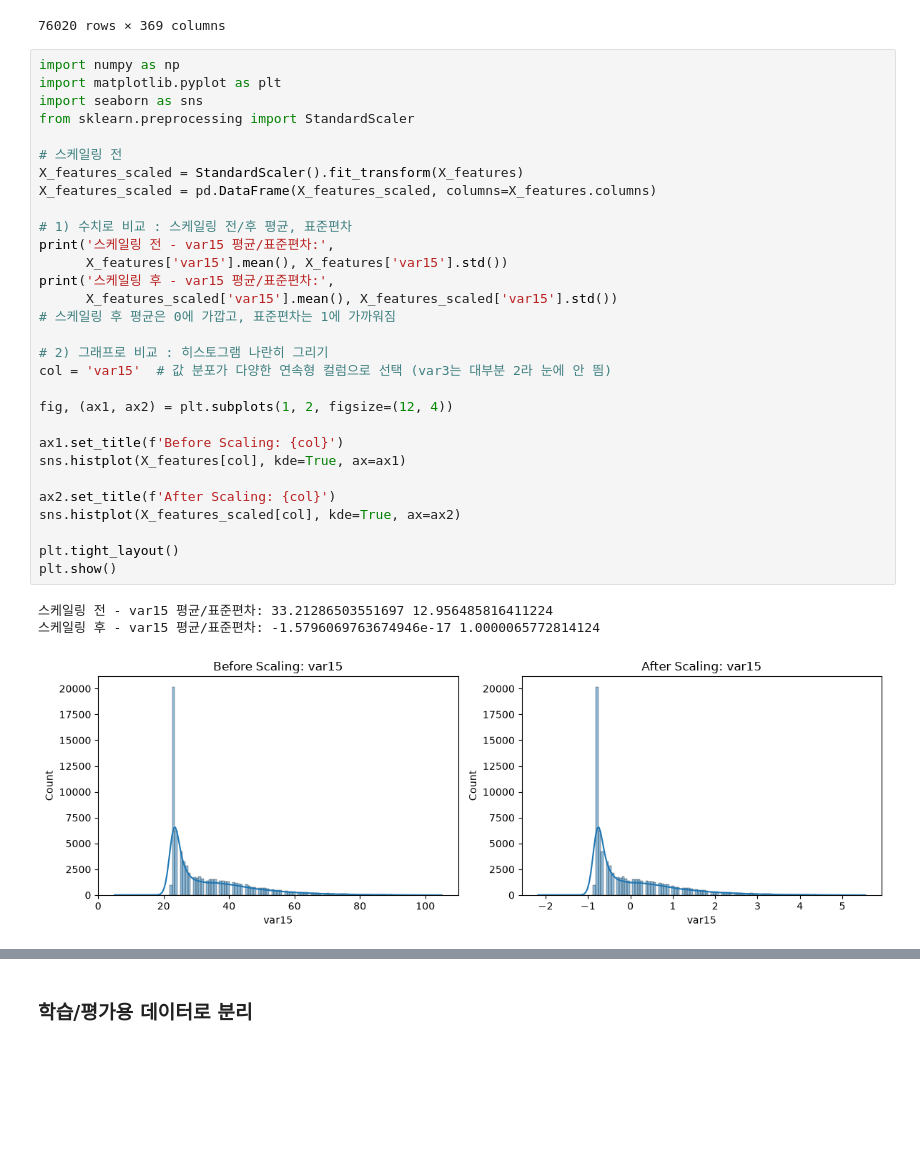
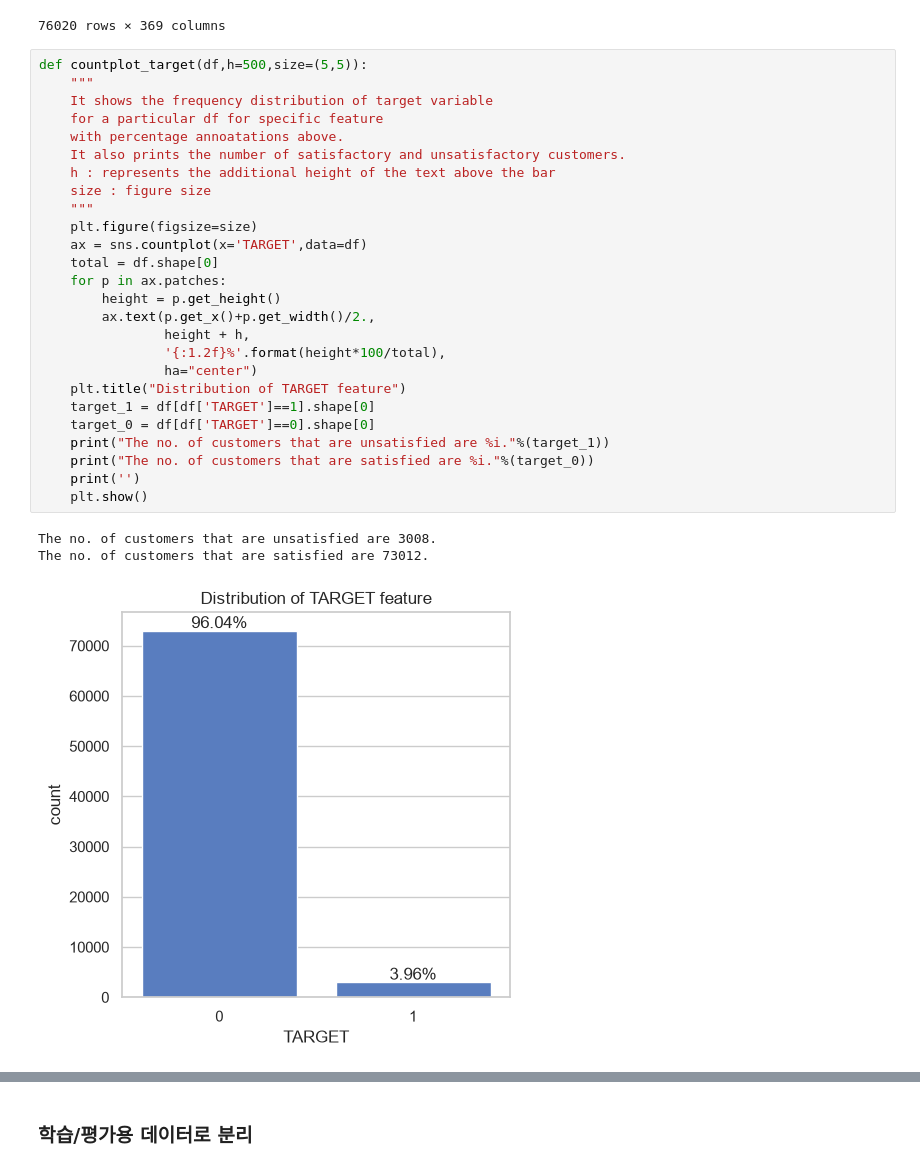
Before and after one commit to jcs19752510-ui/semi_project, a Jupyter notebook: 안성준/01 Santander customer satisfaction/07 로지스틱 회귀.ipynb, the cells around one changed output, grey strips where cells are left out. Drawn from its saved outputs; the diff is of its cells as text; blank space fills up the shorter version.

```diff
--- a/안성준/01 Santander customer satisfaction/07 로지스틱 회귀.ipynb
+++ b/안성준/01 Santander customer satisfaction/07 로지스틱 회귀.ipynb
@@ -79,37 +79,33 @@ X_features_scaled
 | 76018 | 0.039074 | -0.633885 | -0.053388 | -0.213263 | -0.218813 | ... |
 | 76019 | 0.039074 | 0.986936 | -0.053388 | -0.213263 | -0.218813 | ... |
 76020 rows × 369 columns
-# %%
-import numpy as np
-import matplotlib.pyplot as plt
-import seaborn as sns
-from sklearn.preprocessing import StandardScaler
-
-# 스케일링 전
-X_features_scaled = StandardScaler().fit_transform(X_features)
-X_features_scaled = pd.DataFrame(X_features_scaled, columns=X_features.columns)
-
-# 1) 수치로 비교 : 스케일링 전/후 평균, 표준편차
-print('스케일링 전 - var15 평균/표준편차:',
-      X_features['var15'].mean(), X_features['var15'].std())
-print('스케일링 후 - var15 평균/표준편차:',
-      X_features_scaled['var15'].mean(), X_features_scaled['var15'].std())
-# 스케일링 후 평균은 0에 가깝고, 표준편차는 1에 가까워짐
-
-# 2) 그래프로 비교 : 히스토그램 나란히 그리기
-col = 'var15'  # 값 분포가 다양한 연속형 컬럼으로 선택 (var3는 대부분 2라 눈에 안 띔)
-
-fig, (ax1, ax2) = plt.subplots(1, 2, figsize=(12, 4))
-
-ax1.set_title(f'Before Scaling: {col}')
-sns.histplot(X_features[col], kde=True, ax=ax1)
-
-ax2.set_title(f'After Scaling: {col}')
-sns.histplot(X_features_scaled[col], kde=True, ax=ax2)
-
-plt.tight_layout()
-plt.show()
-# %% [output]
-스케일링 전 - var15 평균/표준편차: 33.21286503551697 12.956485816411224
-스케일링 후 - var15 평균/표준편차: -1.5796069763674946e-17 1.0000065772814124
-[figure, removed]
+# %%
+def countplot_target(df,h=500,size=(5,5)):
+    """
+    It shows the frequency distribution of target variable
+    for a particular df for specific feature
+    with percentage annoatations above.
+    It also prints the number of satisfactory and unsatisfactory customers.
+    h : represents the additional height of the text above the bar
+    size : figure size
+    """
+    plt.figure(figsize=size)
+    ax = sns.countplot(x='TARGET',data=df)
+    total = df.shape[0]
+    for p in ax.patches:
+        height = p.get_height()
+        ax.text(p.get_x()+p.get_width()/2.,
+                height + h,
+                '{:1.2f}%'.format(height*100/total),
+                ha="center")
+    plt.title("Distribution of TARGET feature")
+    target_1 = df[df['TARGET']==1].shape[0]
+    target_0 = df[df['TARGET']==0].shape[0]
+    print("The no. of customers that are unsatisfied are %i."%(target_1))
+    print("The no. of customers that are satisfied are %i."%(target_0))
+    print('')
+    plt.show()
+# %% [output]
+The no. of customers that are unsatisfied are 3008.
+The no. of customers that are satisfied are 73012.
+[figure, added]
```
Also changed, not shown: parts of 32 cells of this notebook, 2 other files.
